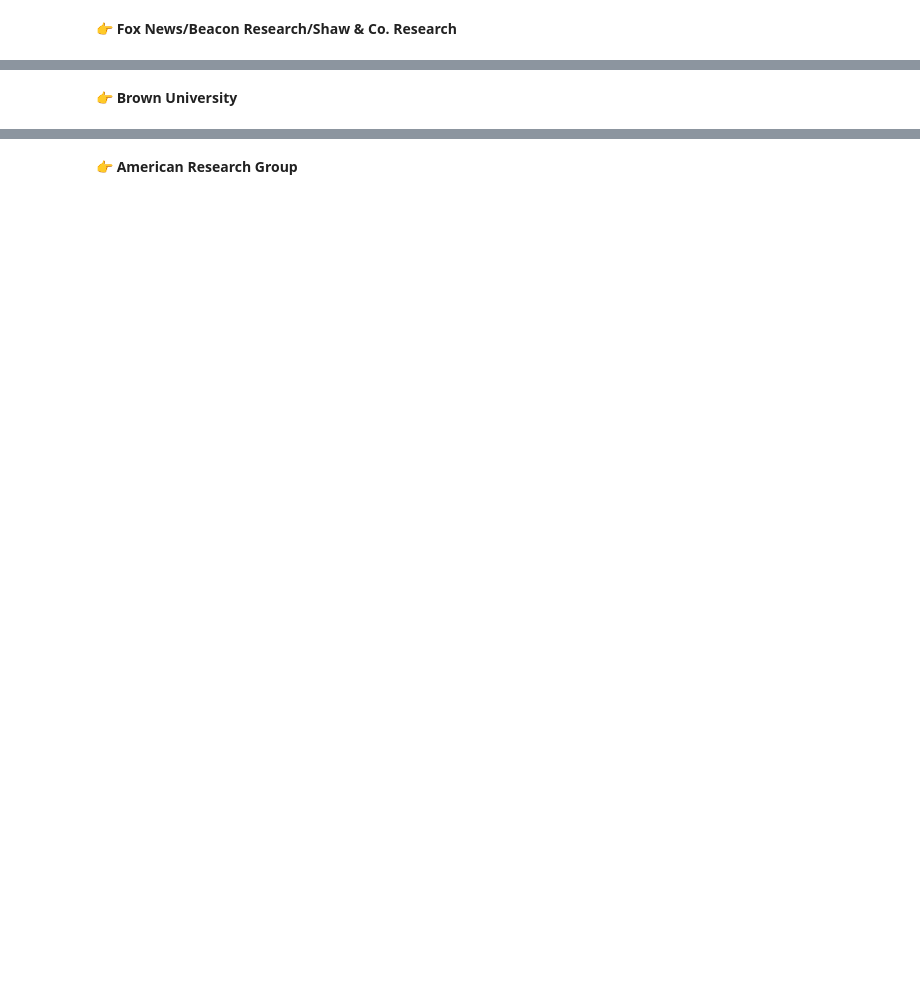
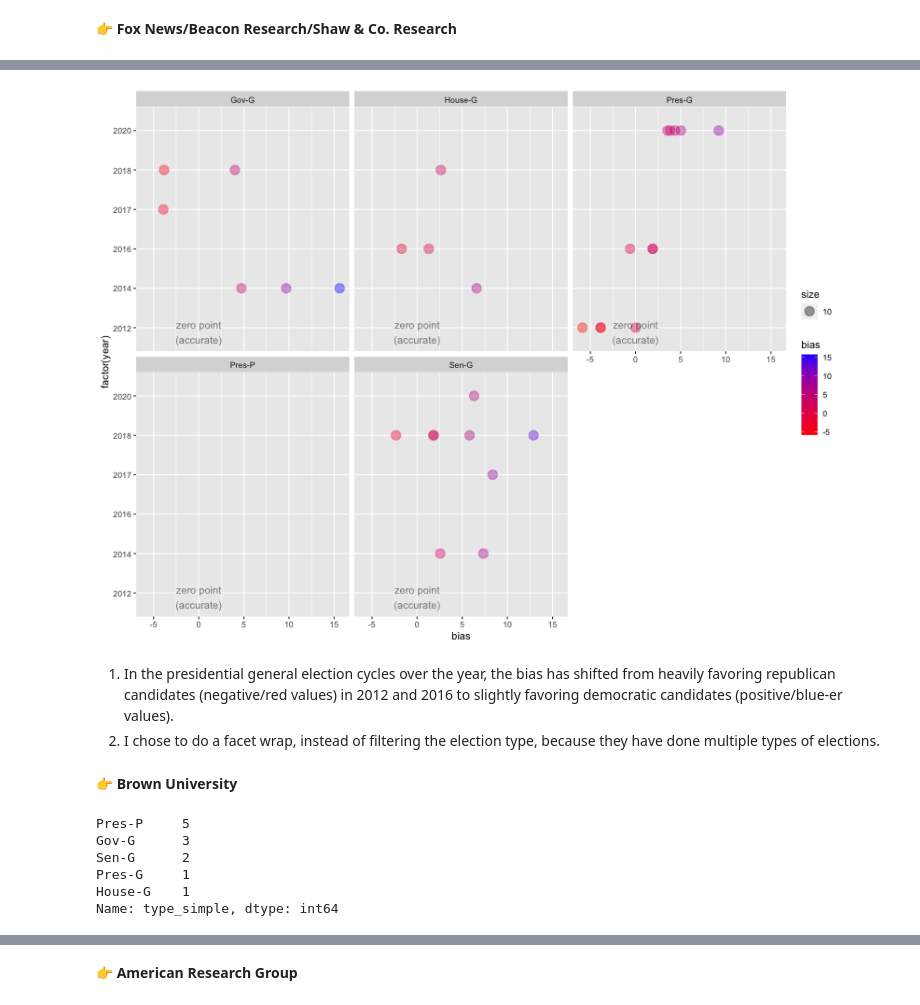
Before and after one commit to data4news-students/polling-exploration-vivek-shalaka, a Jupyter notebook: notebook-3.ipynb, the cells around one changed output, grey strips where cells are left out. Cells and saved outputs as stored; diff of their text form; code cells hidden in the pictures; blank space fills up the shorter version.

```diff
--- a/notebook-3.ipynb
+++ b/notebook-3.ipynb
@@ -222,2 +175,25 @@ RParsingError: Parsing status not OK - PARSING_STATUS.PARSE_ERROR
+# %%
+%%R -w 800 -h 600
+
+df_fox <- df %>%
+    filter(pollster=='Fox News/Beacon Research/Shaw & Co. Research') # Filter data
+
+ggplot(df_fox) +
+    aes(x=bias, y=factor(year), size=10, color=bias) + scale_color_gradient(low="red", high="blue") +
+    geom_point(alpha=0.4) + facet_wrap(~type_simple) + annotate("text", label="zero point\n(accurate)", x=0, y=0.9, color="black", alpha=0.5)
+# %% [output]
+[figure, added]
+# %% [markdown]
+1. In the presidential general election cycles over the year, the bias has shifted from heavily favoring republican candidates (negative/red values) in 2012 and 2016 to slightly favoring democratic candidates (positive/blue-er values).
+2. I chose to do a facet wrap, instead of filtering the election type, because they have done multiple types of elections.
 # %% [markdown]
 👉 **Brown University**
+# %%
+df[df.pollster == "Brown University"].type_simple.value_counts()
+# %% [output]
+Pres-P     5
+Gov-G      3
+Sen-G      2
+Pres-G     1
+House-G    1
+Name: type_simple, dtype: int64
```
Also changed, not shown: parts of 28 cells of this notebook.
